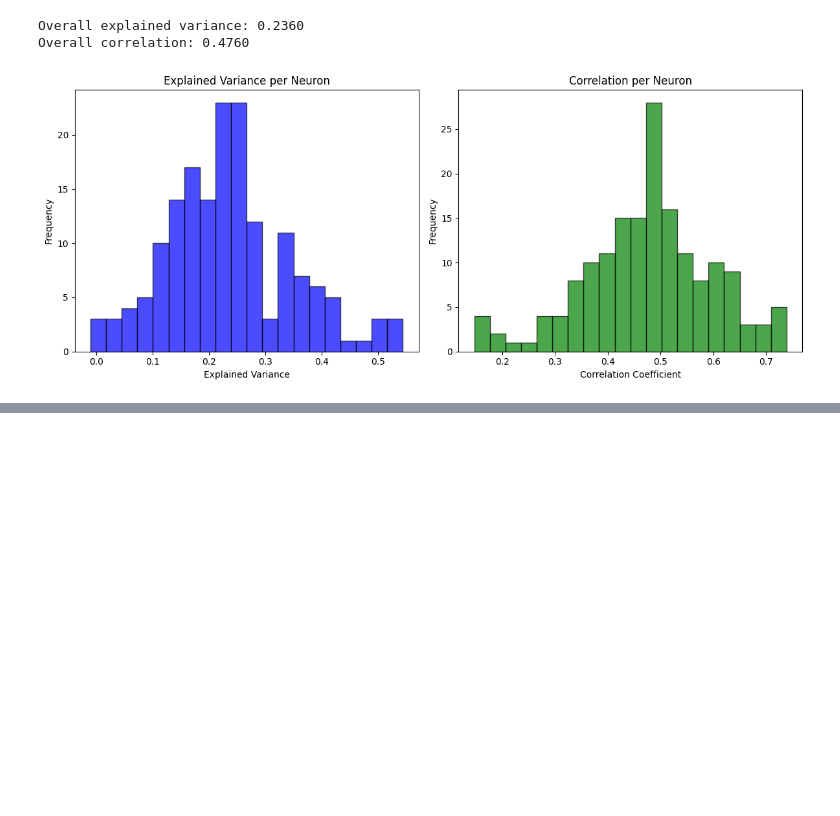
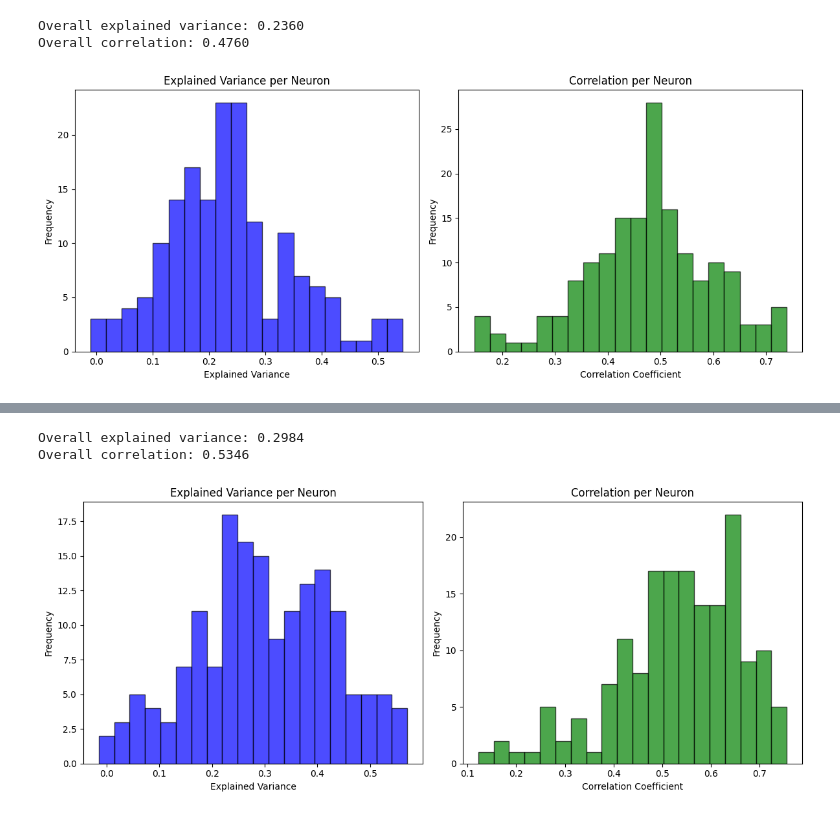
Before and after one commit to MetthewB/NX-414-Team-16, a Jupyter notebook: week8.ipynb, the cells around one changed output, grey strips where cells are left out. Drawn from its saved outputs; the diff is of its cells as text; code cells hidden in the pictures; blank space fills up the shorter version.

Commit message:
Add trans+biobj2+readme
I added:

The training of vision transformers
The train of differently balanced training with two objectives
The readme for table

```diff
--- a/week8.ipynb
+++ b/week8.ipynb
@@ -469,7 +572,7 @@ optimizer = optim.Adam(model.parameters(), lr=learning_rate)
 # %%
 from torch.optim.lr_scheduler import StepLR
 
-def train_model(model, train_dataloader, val_dataloader, loss_function, optimizer, epochs=10, device='cpu'):
+def train_model_biobj(model, train_dataloader, val_dataloader, criterion_activity, criterion_label, coef_label, optimizer, epochs=10, device='cpu'):
     """
     Train the model and validate it after each epoch.
 
@@ -503,7 +606,7 @@ def train_model(model, train_dataloader, val_dataloader, loss_function, optimize
             loss_activity = criterion_activity(activity_output, spikes)
             loss_label = criterion_label(label_output, objects)
 
-            loss = loss_activity + loss_label
+            loss = loss_activity + (coef_label*loss_label)
 
             # Backward pass & optimization
             loss.backward()
@@ -527,7 +630,7 @@ def train_model(model, train_dataloader, val_dataloader, loss_function, optimize
                 loss_activity = criterion_activity(activity_output, spikes)
                 loss_label = criterion_label(label_output, objects)
 
-                loss = loss_activity + loss_label
+                loss = loss_activity + (coef_label*loss_label)
 
                 val_loss += loss.item()
 
@@ -542,7 +645,3 @@ def train_model(model, train_dataloader, val_dataloader, loss_function, optimize
         if torch.isnan(torch.tensor(train_loss)) or torch.isinf(torch.tensor(train_loss)):
             print("Training stopped due to unstable loss (NaN or Inf).")
             break
-
-# Train model
-device = 'cuda' if torch.cuda.is_available() else 'cpu'
-train_model(model, train_dataloader, val_dataloader, loss_function, optimizer, epochs=20, device=device)
@@ -569,0 +648,5 @@ Epoch 20/20, Train Loss: 0.2626, Val Loss: 0.8105
+# %%
+# Train model
+device = 'cuda' if torch.cuda.is_available() else 'cpu'
+coef_label = 1
+train_model_biobj(model, train_dataloader, val_dataloader, criterion_activity, criterion_label, coef_label, optimizer, epochs=20, device=device)
@@ -649,0 +758,5 @@ Overall correlation: 0.4760
+# %%
+# Train model
+device = 'cuda' if torch.cuda.is_available() else 'cpu'
+coef_label = 0.3
+train_model_biobj(model, train_dataloader, val_dataloader, criterion_activity, criterion_label, coef_label, optimizer, epochs=20, device=device)
@@ -649,0 +784,7 @@ Overall correlation: 0.4760
+# %%
+device = "cpu"
+evaluate_model(model, val_dataloader, spikes_val, device=device)
+# %% [output]
+Overall explained variance: 0.2984
+Overall correlation: 0.5346
+[figure, added]
```
Also changed, not shown: parts of 24 cells of this notebook, 1 other file.
